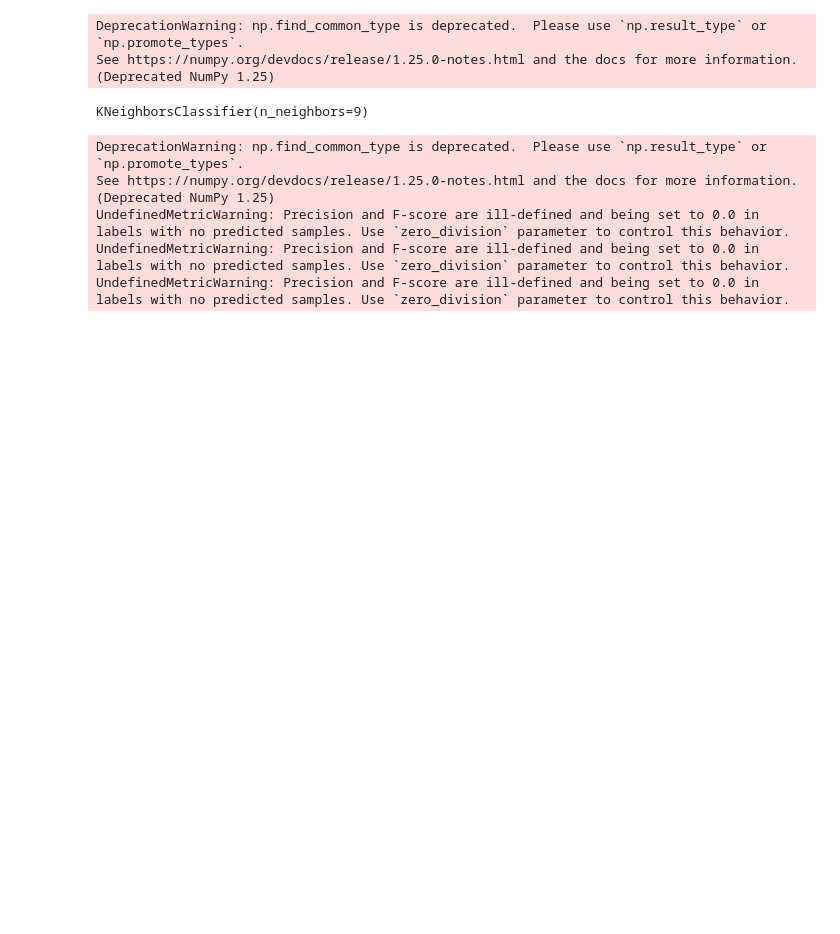
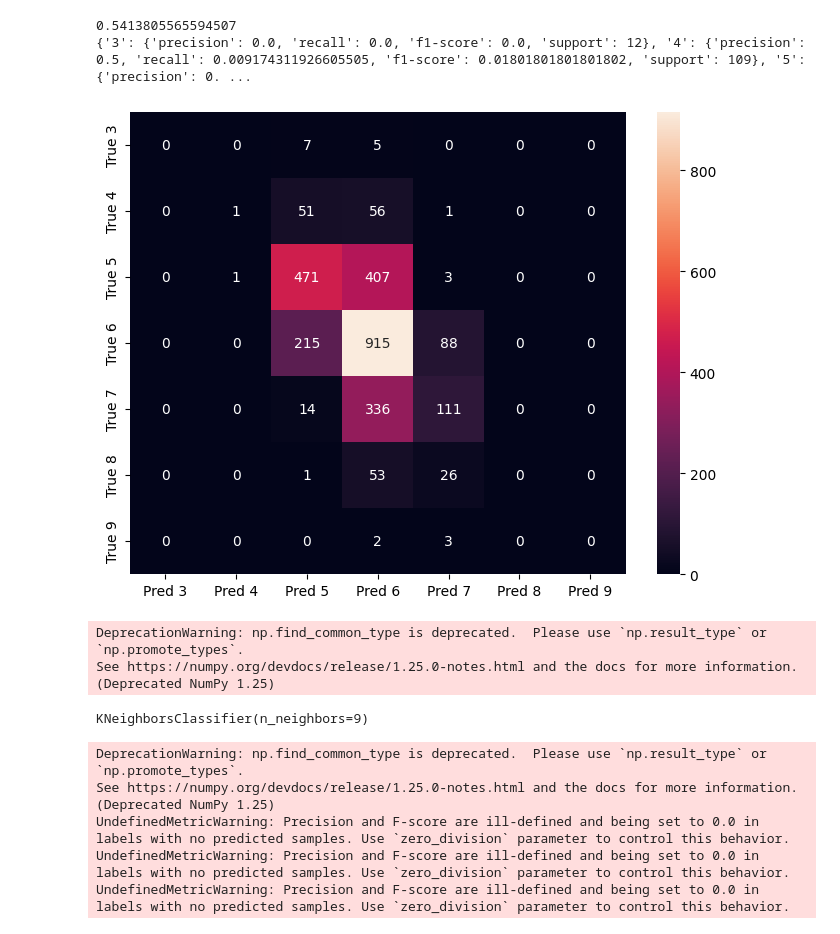
Before and after one commit to Mimmiiz/wine-prediction, a Jupyter notebook: wine-training-pipeline.ipynb, the cells around one changed output. Drawn from its saved outputs; the diff is of its cells as text; code cells hidden in the pictures; blank space fills up the shorter version.

```diff
--- a/wine-training-pipeline.ipynb
+++ b/wine-training-pipeline.ipynb
@@ -43,0 +82,4 @@ VersionWarning: Incremented version to `17`.
+# %%
+# Test Linear Regression model
+model_lin = LinearRegression()
+model_lin.fit(X_train, y_train)
@@ -43,0 +90,7 @@ VersionWarning: Incremented version to `17`.
+# %%
+y_pred_lin = model_lin.predict(X_test)
+y_pred_lin_rounded = y_pred_lin.round()
+
+accuracy_lin = accuracy_score(y_test, y_pred_lin_rounded)
+metrics_lin = classification_report(y_test, y_pred_lin_rounded, output_dict=True)
+conf_matrix_lin = confusion_matrix(y_test, y_pred_lin_rounded)
@@ -44,3 +103,19 @@ VersionWarning: Incremented version to `17`.
+# %%
+print(accuracy_lin)
+print(metrics_lin)
+# %% [output]
+0.5413805565594507
+{'3': {'precision': 0.0, 'recall': 0.0, 'f1-score': 0.0, 'support': 12}, '4': {'precision': 0.5, 'recall': 0.009174311926605505, 'f1-score': 0.01801801801801802, 'support': 109}, '5': {'precision': 0. ...
+# %%
+df_cm = pd.DataFrame(conf_matrix_lin, ["True 3", "True 4", "True 5", "True 6", "True 7", "True 8", "True 9"],
+                     ["Pred 3", "Pred 4", "Pred 5", "Pred 6", "Pred 7", "Pred 8", "Pred 9"])
+
+plt.figure(figsize=(8, 6))
+cm = sns.heatmap(df_cm, annot=True, fmt='.0f')
+fig = cm.get_figure()
+plt.show()
+# %% [output]
+[figure, added]
 # %%
 model = KNeighborsClassifier(n_neighbors=9)
 model.fit(X_train, y_train.values.ravel())
```
Also changed, not shown: parts of 9 cells of this notebook, 3 other files.
